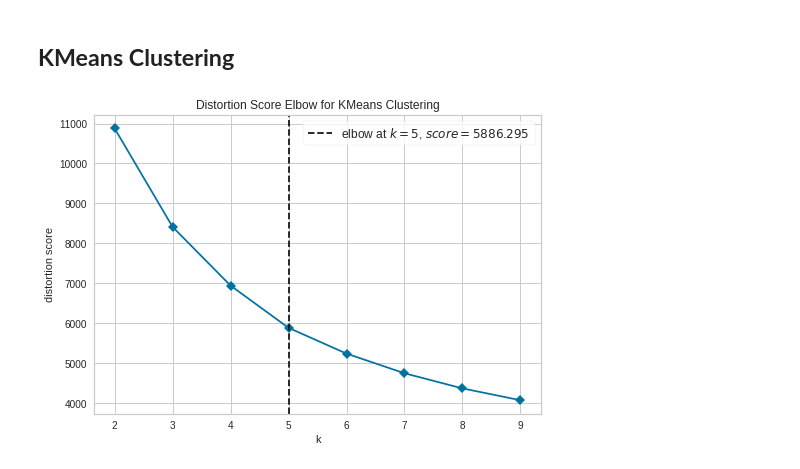
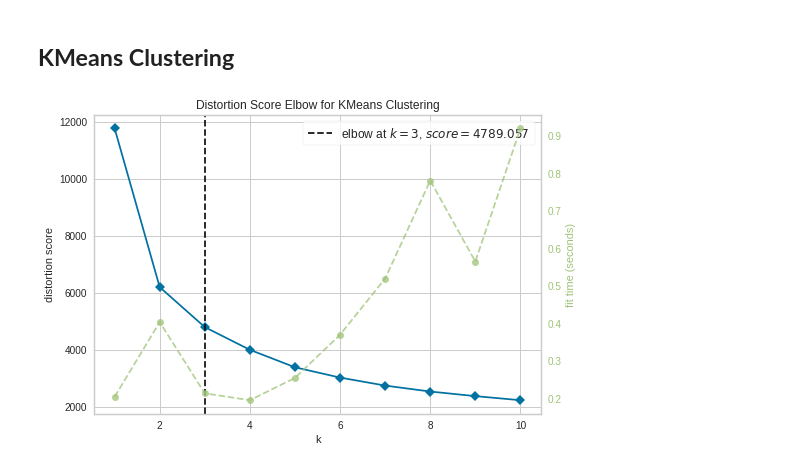
Before and after one commit to RupeshSharma14/Online-Retail-Customer-Segmentation, a Jupyter notebook: Online_Retail_Customer_Segmentation.ipynb, the cells around one changed output. Drawn from its saved outputs; the diff is of its cells as text; code cells hidden in the pictures.

```diff
--- a/Online_Retail_Customer_Segmentation.ipynb
+++ b/Online_Retail_Customer_Segmentation.ipynb
@@ -570,18 +568,22 @@ data_prepared.shape
+# %%
+from sklearn.preprocessing import StandardScaler
+
+scaler = StandardScaler()
+data_prepared = scaler.fit_transform(data_prepared)
 # %% [markdown]
 # **RFM Modelling**
 # %% [markdown]
 ## **KMeans Clustering**
 # %%
-# Elbow Method for K-Means
 
 from sklearn.cluster import KMeans
 from yellowbrick.cluster import KElbowVisualizer
 
 model = KMeans()
-visualizer = KElbowVisualizer(model, k=(2,10), timings = False)
+visualizer = KElbowVisualizer(model, k=(1,11))
 
 visualizer.fit(data_prepared)
 visualizer.show()
 plt.show()
 # %% [output]
-[figure, old version]
+[figure, new version]
```
Also changed, not shown: parts of 30 cells of this notebook.
